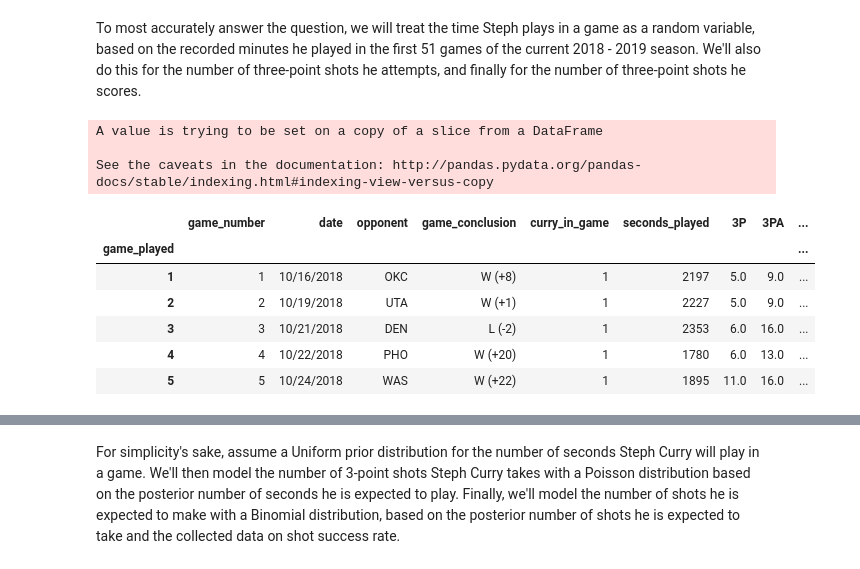
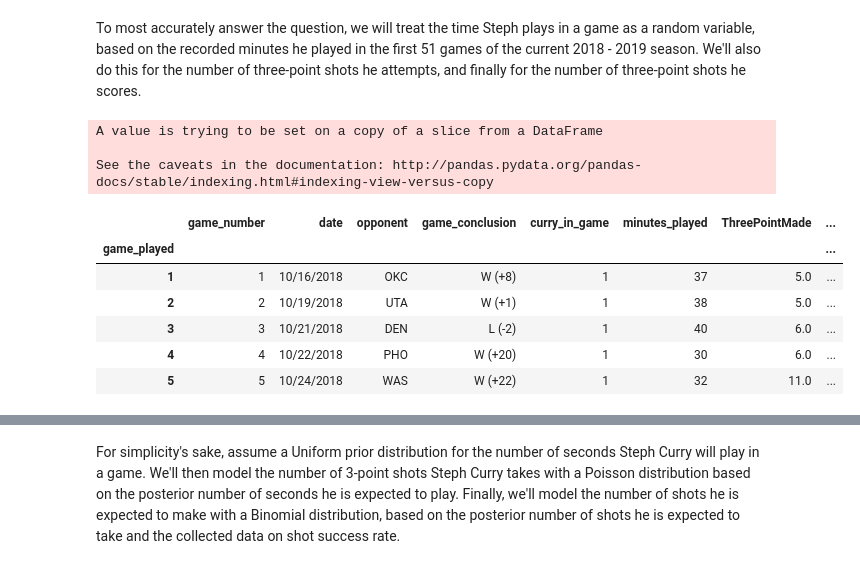
Before and after one commit to gredellm/python-intro-stats-sp, a Jupyter notebook: Bayesian Three-Point Contest.ipynb, the cells around one changed output, grey strips where cells are left out. Cells and saved outputs as stored; diff of their text form; code cells hidden in the pictures.

```diff
--- a/Bayesian Three-Point Contest.ipynb
+++ b/Bayesian Three-Point Contest.ipynb
@@ -26,44 +26,41 @@ To most accurately answer the question, we will treat the time Steph plays in a
 # %%
 # create a subset of the data with variables of interest for first question
 three_p_subset = curry[['Rk','G','Date','Opp','Unnamed: 7','GS','MP','3P','3PA','3P%']]
 
 # rename some variables to more logical names
 three_p_subset.columns = ['game_number', 'game_played', 'date', 'opponent', 'game_conclusion', 'curry_in_game',
-                         'seconds_played', '3P', '3PA','3P%']
+                         'minutes_played', 'ThreePointMade', 'ThreePointAttempted','ThreePointPercent']
 
 
 # remove games where Curry was inactive
 three_p_subset = three_p_subset[three_p_subset.curry_in_game != 'Inactive']
 # change game played from float to integer
 three_p_subset.game_played = three_p_subset.game_played.astype('int')
 # use game played as the index variable
 three_p_subset = three_p_subset.set_index('game_played')
 
-# convert minutes_played into an integer measure of play time (in seconds)
+# convert minutes_played into an integer measure of play time
 counter = 1
-for time in three_p_subset.seconds_played:
-    time = str(time)
-    time = time.split(':')
-    min2sec = int(time[0]) * 60
-    seconds = int(time[1])
-    final_time = min2sec + seconds
-    three_p_subset.seconds_played[counter] = final_time
+for time in three_p_subset.minutes_played:
+    time = str(time).split(':')
+    # add one to each number of minutes per game to 'round up' for seconds over the recorded minute
+    three_p_subset.minutes_played[counter] = int(time[0]) + 1
     counter += 1
 
 # change variable types to integers and strings
 
-three_p_subset.seconds_played = three_p_subset.seconds_played.astype(int)
+three_p_subset.minutes_played = three_p_subset.minutes_played.astype(int)
 three_p_subset.head()
 # %% [output]
 A value is trying to be set on a copy of a slice from a DataFrame
 
 See the caveats in the documentation: http://pandas.pydata.org/pandas-docs/stable/indexing.html#indexing-view-versus-copy
-|  | game_number | date | opponent | game_conclusion | curry_in_game | seconds_played | 3P | 3PA | ... |
-| game_played |  |  |  |  |  |  |  |  | ... |
-| 1 | 1 | 10/16/2018 | OKC | W (+8) | 1 | 2197 | 5.0 | 9.0 | ... |
-| 2 | 2 | 10/19/2018 | UTA | W (+1) | 1 | 2227 | 5.0 | 9.0 | ... |
-| 3 | 3 | 10/21/2018 | DEN | L (-2) | 1 | 2353 | 6.0 | 16.0 | ... |
-| 4 | 4 | 10/22/2018 | PHO | W (+20) | 1 | 1780 | 6.0 | 13.0 | ... |
-| 5 | 5 | 10/24/2018 | WAS | W (+22) | 1 | 1895 | 11.0 | 16.0 | ... |
+|  | game_number | date | opponent | game_conclusion | curry_in_game | minutes_played | ThreePointMade | ... |
+| game_played |  |  |  |  |  |  |  | ... |
+| 1 | 1 | 10/16/2018 | OKC | W (+8) | 1 | 37 | 5.0 | ... |
+| 2 | 2 | 10/19/2018 | UTA | W (+1) | 1 | 38 | 5.0 | ... |
+| 3 | 3 | 10/21/2018 | DEN | L (-2) | 1 | 40 | 6.0 | ... |
+| 4 | 4 | 10/22/2018 | PHO | W (+20) | 1 | 30 | 6.0 | ... |
+| 5 | 5 | 10/24/2018 | WAS | W (+22) | 1 | 32 | 11.0 | ... |
 # %%
 # plot a histogram of minutes played
```
Also changed, not shown: parts of 6 cells of this notebook.
